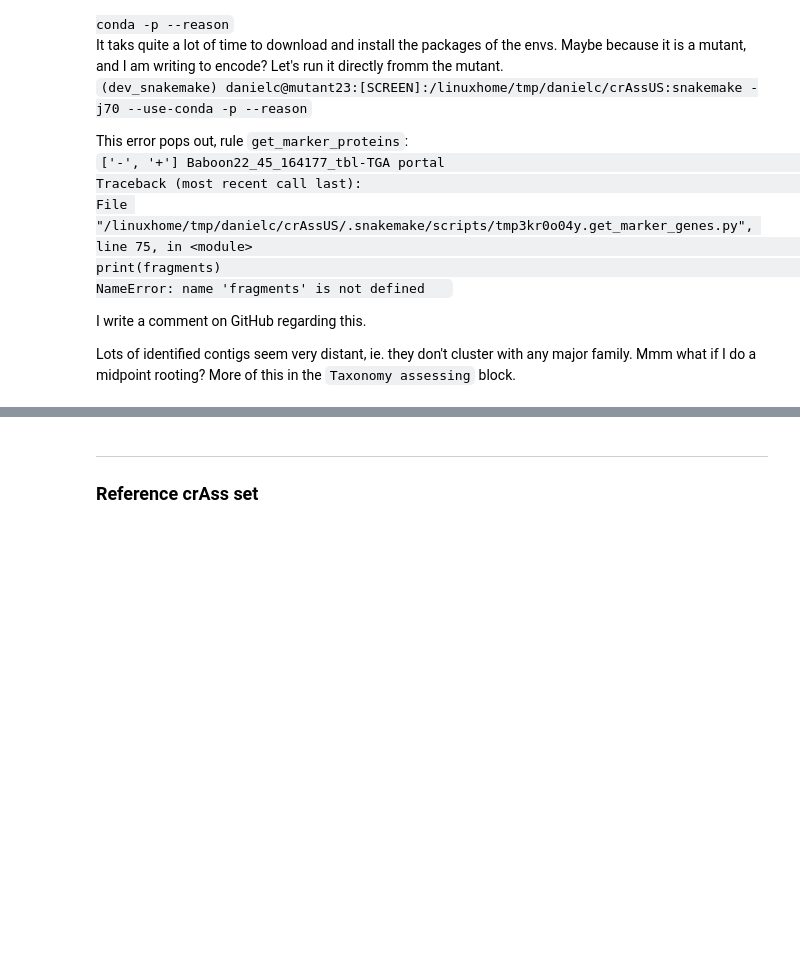
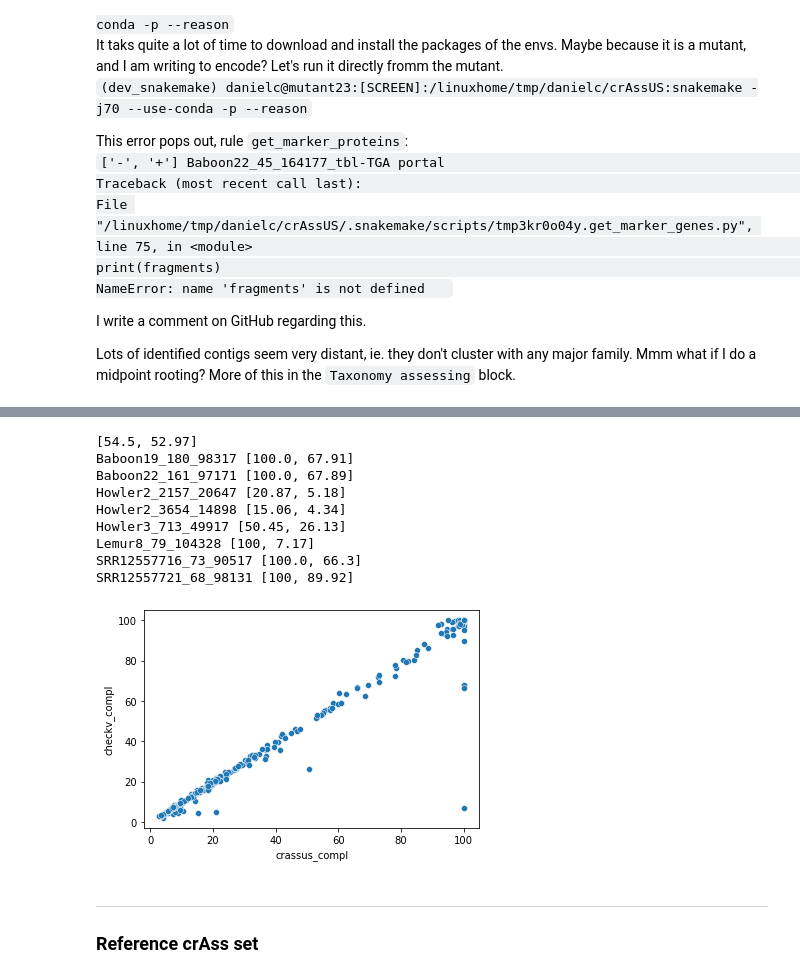
Before and after one commit to dcarrillox/CrassUS, a Jupyter notebook: dev_notes.ipynb, the cells around one changed output, grey strips where cells are left out. Saved outputs shown, nothing was run; the diff lists cells and outputs as text; code cells hidden in the pictures; blank space fills up the shorter version.

```diff
--- a/dev_notes.ipynb
+++ b/dev_notes.ipynb
@@ -67,3 +188,53 @@ While this is running, let's parse the Yutin's 2021 TerL tree. What a pain, but
+# %%
+import seaborn as sns
+import matplotlib.pyplot as plt
+from matplotlib import colors
+import pandas as pd
+import glob, os
+
+# read completeness estimations
+compl_values = dict()
+table = pd.read_csv("results/5_phylogenies/taxonomic_classification_completeness.txt", sep="\t", header=0, index_col=0)
+for genome in table.index:
+    checkv_value = -1
+    crassus_value = -1
+    # read checkv file, get completeness
+    checkv_file = f"/home/danielc/no_borrar/checkv_all/{genome}/quality_summary.tsv"
+    if os.path.isfile(checkv_file):
+        line = [line.strip().split("\t") for line in open(checkv_file).readlines()][1]
+        if line[9] != "NA":
+            checkv_value = float(line[9])
+    # get crassus value
+    if not pd.isna(table.loc[genome, "completeness"]):
+        crassus_value = table.loc[genome, "completeness"]
+        if crassus_value > 100:
+            crassus_value = 100
+
+    # add values
+    if checkv_value != -1 and crassus_value != -1:
+        compl_values[genome] = [crassus_value, checkv_value]
+
+
+
+compl_df = pd.DataFrame.from_dict(compl_values, orient='index', columns=['crassus_compl', 'checkv_compl'])
+sns.scatterplot(data=compl_df, x="crassus_compl", y="checkv_compl")
+plt.savefig("borrar.png")
+print(compl_values["Lemur1_367_53921"])
+
+for genome, values in compl_values.items():
+    if abs(values[0] - values[1]) > 10:
+        print(genome,values)
+# %% [output]
+[54.5, 52.97]
+Baboon19_180_98317 [100.0, 67.91]
+Baboon22_161_97171 [100.0, 67.89]
+Howler2_2157_20647 [20.87, 5.18]
+Howler2_3654_14898 [15.06, 4.34]
+Howler3_713_49917 [50.45, 26.13]
+Lemur8_79_104328 [100, 7.17]
+SRR12557716_73_90517 [100.0, 66.3]
+SRR12557721_68_98131 [100, 89.92]
+[figure, added]
 # %% [markdown]
 ---
 ### Reference crAss set
```
Also changed, not shown: parts of 35 cells of this notebook, 11 other files.
